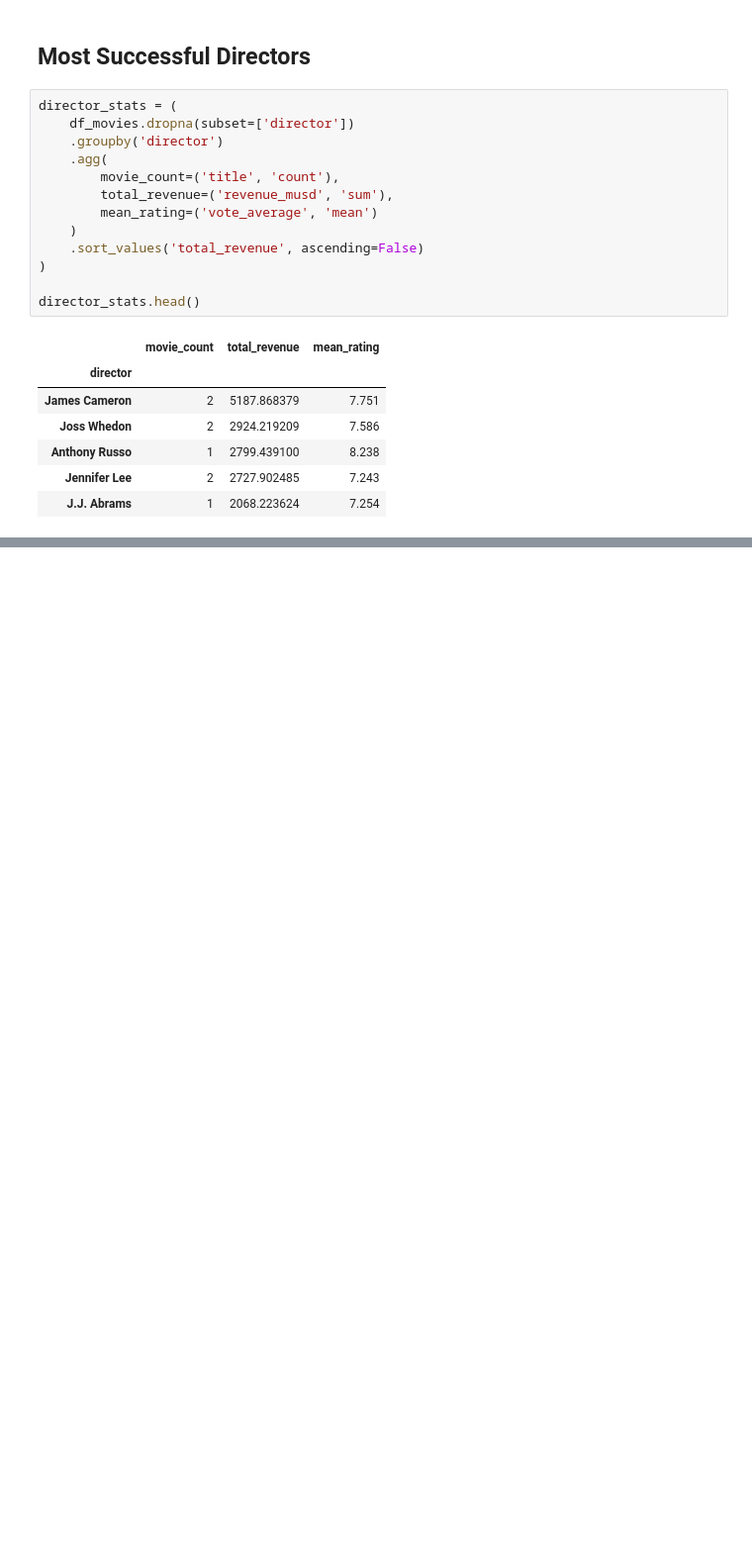
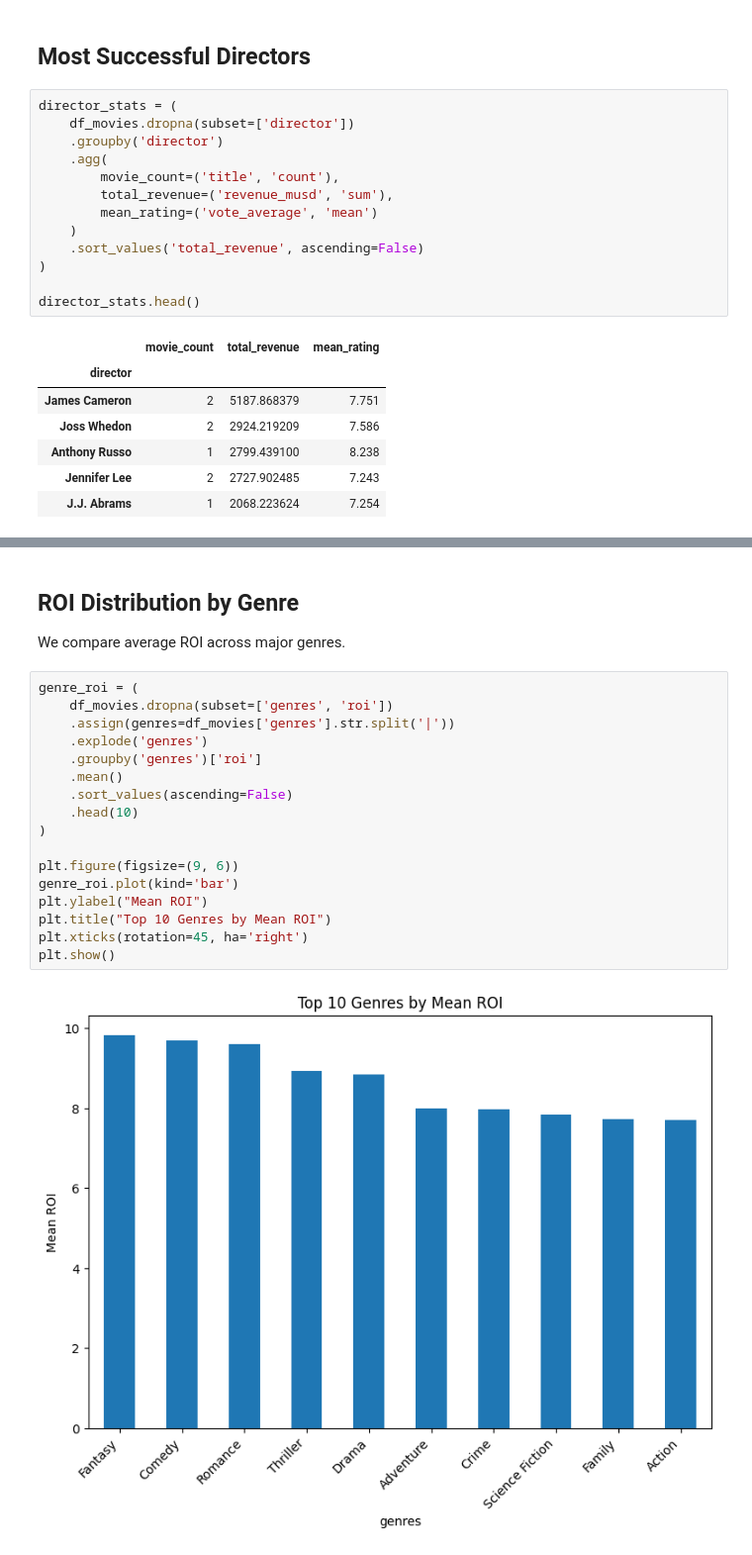
Before and after one commit to Damas200/tmdb-movie-data-analysis, a Jupyter notebook: TMDB_Movie_Data_Analysis.ipynb, the cells around one changed output, grey strips where cells are left out. Shown at 99% size. Cells and saved outputs as stored; diff of their text form; blank space fills up the shorter version.

```diff
--- a/TMDB_Movie_Data_Analysis.ipynb
+++ b/TMDB_Movie_Data_Analysis.ipynb
@@ -440,0 +479,23 @@ director_stats.head()
+# %% [markdown]
+## ROI Distribution by Genre
+
+We compare average ROI across major genres.
+# %%
+genre_roi = (
+    df_movies.dropna(subset=['genres', 'roi'])
+    .assign(genres=df_movies['genres'].str.split('|'))
+    .explode('genres')
+    .groupby('genres')['roi']
+    .mean()
+    .sort_values(ascending=False)
+    .head(10)
+)
+
+plt.figure(figsize=(9, 6))
+genre_roi.plot(kind='bar')
+plt.ylabel("Mean ROI")
+plt.title("Top 10 Genres by Mean ROI")
+plt.xticks(rotation=45, ha='right')
+plt.show()
+# %% [output]
+[figure, added]
```
Also changed, not shown: parts of 15 cells of this notebook.
